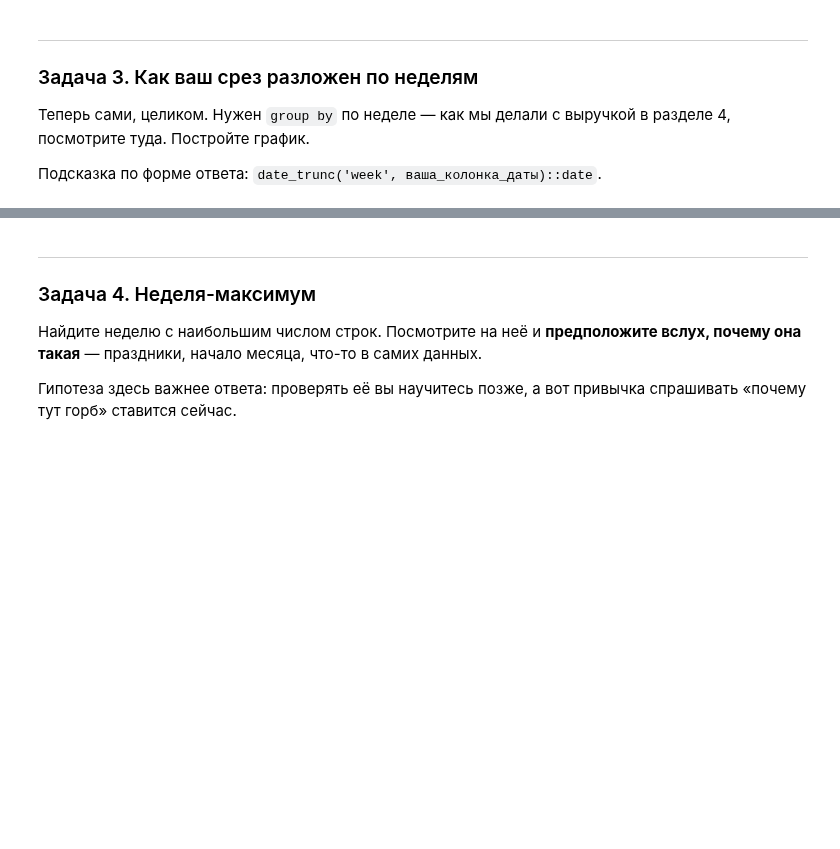
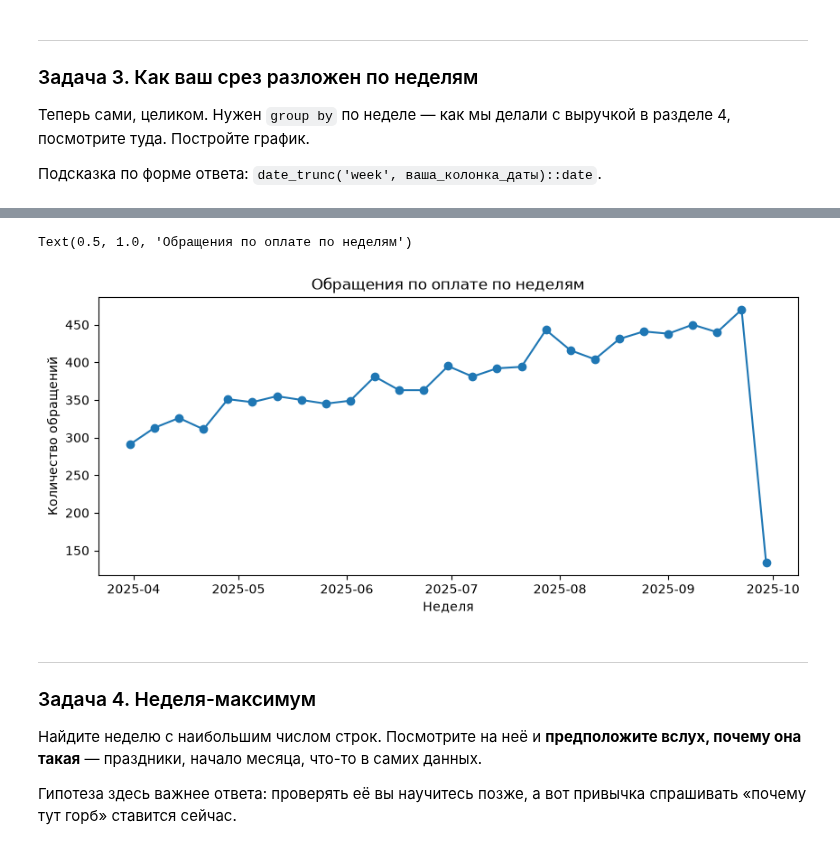
Before and after one commit to ART1X1/bpm_python_magistr, a Jupyter notebook: notebooks/seminar_1.ipynb, the cells around one changed output, grey strips where cells are left out. Drawn from its saved outputs; the diff is of its cells as text; code cells hidden in the pictures; blank space fills up the shorter version.

```diff
--- a/notebooks/seminar_1.ipynb
+++ b/notebooks/seminar_1.ipynb
@@ -524,4 +537,16 @@ total
 
 Подсказка по форме ответа: `date_trunc('week', ваша_колонка_даты)::date`.
 # %%
-# ваш запрос
+weekly = pd.read_sql("""
+select
+    date_trunc('week', created_at)::date as неделя,
+    count(*) as строк
+from prime.support_tickets
+where category = 'оплата'
+  and created_at >= '2025-04-01'
+  and created_at <  '2025-10-01'
+group by 1
+order by 1
+""", engine)
+
+weekly
@@ -528,3 +571,18 @@ total
+# %%
+ax = weekly.plot(
+    x="неделя",
+    y="строк",
+    marker="o",
+    figsize=(10, 4),
+    legend=False
+)
+
+ax.set_xlabel("Неделя")
+ax.set_ylabel("Количество обращений")
+ax.set_title("Обращения по оплате по неделям")
+# %% [output]
+Text(0.5, 1.0, 'Обращения по оплате по неделям')
+[figure, added]
 # %% [markdown]
 ---
 
```
Also changed, not shown: parts of 6 cells of this notebook, 1 other file.
